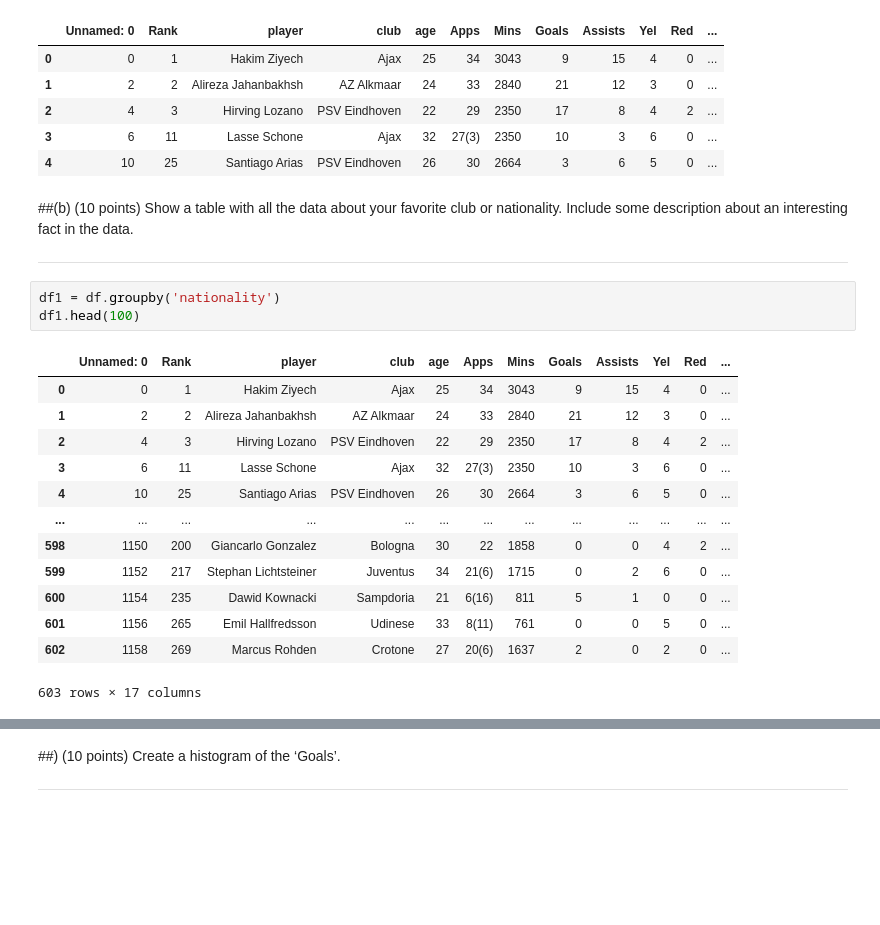
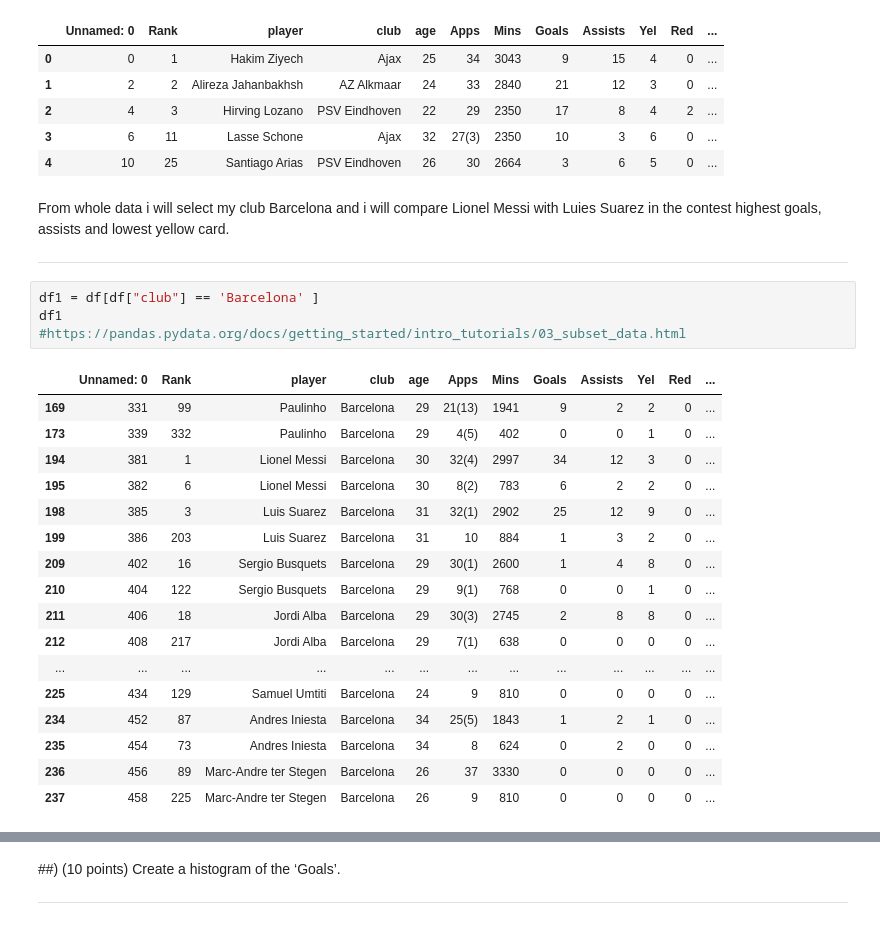
Before and after one commit to ashpou1/data-processing-4313, a Jupyter notebook: EXAM 3.ipynb, the cells around one changed output, grey strips where cells are left out. Cells and saved outputs as stored; diff of their text form; blank space fills up the shorter version.

```diff
--- a/EXAM 3.ipynb
+++ b/EXAM 3.ipynb
@@ -30,24 +30,29 @@ df.head()
 | 2 | 4 | 3 | Hirving Lozano | PSV Eindhoven | 22 | 29 | 2350 | 17 | 8 | 4 | 2 | ... |
 | 3 | 6 | 11 | Lasse Schone | Ajax | 32 | 27(3) | 2350 | 10 | 3 | 6 | 0 | ... |
 | 4 | 10 | 25 | Santiago Arias | PSV Eindhoven | 26 | 30 | 2664 | 3 | 6 | 5 | 0 | ... |
-# %% [markdown]
-##(b) (10 points) Show a table with all the data about your favorite club or nationality. Include some description about an interesting fact in the data.
-
----
-# %%
-df1 = df.groupby('nationality')
-df1.head(100)
-# %% [output]
-|  | Unnamed: 0 | Rank | player | club | age | Apps | Mins | Goals | Assists | Yel | Red | ... |
-| 0 | 0 | 1 | Hakim Ziyech | Ajax | 25 | 34 | 3043 | 9 | 15 | 4 | 0 | ... |
-| 1 | 2 | 2 | Alireza Jahanbakhsh | AZ Alkmaar | 24 | 33 | 2840 | 21 | 12 | 3 | 0 | ... |
-| 2 | 4 | 3 | Hirving Lozano | PSV Eindhoven | 22 | 29 | 2350 | 17 | 8 | 4 | 2 | ... |
-| 3 | 6 | 11 | Lasse Schone | Ajax | 32 | 27(3) | 2350 | 10 | 3 | 6 | 0 | ... |
-| 4 | 10 | 25 | Santiago Arias | PSV Eindhoven | 26 | 30 | 2664 | 3 | 6 | 5 | 0 | ... |
-| ... | ... | ... | ... | ... | ... | ... | ... | ... | ... | ... | ... | ... |
-| 598 | 1150 | 200 | Giancarlo Gonzalez | Bologna | 30 | 22 | 1858 | 0 | 0 | 4 | 2 | ... |
-| 599 | 1152 | 217 | Stephan Lichtsteiner | Juventus | 34 | 21(6) | 1715 | 0 | 2 | 6 | 0 | ... |
-| 600 | 1154 | 235 | Dawid Kownacki | Sampdoria | 21 | 6(16) | 811 | 5 | 1 | 0 | 0 | ... |
-| 601 | 1156 | 265 | Emil Hallfredsson | Udinese | 33 | 8(11) | 761 | 0 | 0 | 5 | 0 | ... |
-| 602 | 1158 | 269 | Marcus Rohden | Crotone | 27 | 20(6) | 1637 | 2 | 0 | 2 | 0 | ... |
-603 rows × 17 columns
+# %% [markdown]
+From whole data i will select my club Barcelona and i will compare Lionel Messi with Luies Suarez in the contest highest goals, assists and lowest yellow card.
+
+---
+# %%
+df1 = df[df["club"] == 'Barcelona' ]
+df1
+#https://pandas.pydata.org/docs/getting_started/intro_tutorials/03_subset_data.html
+# %% [output]
+|  | Unnamed: 0 | Rank | player | club | age | Apps | Mins | Goals | Assists | Yel | Red | ... |
+| 169 | 331 | 99 | Paulinho | Barcelona | 29 | 21(13) | 1941 | 9 | 2 | 2 | 0 | ... |
+| 173 | 339 | 332 | Paulinho | Barcelona | 29 | 4(5) | 402 | 0 | 0 | 1 | 0 | ... |
+| 194 | 381 | 1 | Lionel Messi | Barcelona | 30 | 32(4) | 2997 | 34 | 12 | 3 | 0 | ... |
+| 195 | 382 | 6 | Lionel Messi | Barcelona | 30 | 8(2) | 783 | 6 | 2 | 2 | 0 | ... |
+| 198 | 385 | 3 | Luis Suarez | Barcelona | 31 | 32(1) | 2902 | 25 | 12 | 9 | 0 | ... |
+| 199 | 386 | 203 | Luis Suarez | Barcelona | 31 | 10 | 884 | 1 | 3 | 2 | 0 | ... |
+| 209 | 402 | 16 | Sergio Busquets | Barcelona | 29 | 30(1) | 2600 | 1 | 4 | 8 | 0 | ... |
+| 210 | 404 | 122 | Sergio Busquets | Barcelona | 29 | 9(1) | 768 | 0 | 0 | 1 | 0 | ... |
+| 211 | 406 | 18 | Jordi Alba | Barcelona | 29 | 30(3) | 2745 | 2 | 8 | 8 | 0 | ... |
+| 212 | 408 | 217 | Jordi Alba | Barcelona | 29 | 7(1) | 638 | 0 | 0 | 0 | 0 | ... |
+| ... | ... | ... | ... | ... | ... | ... | ... | ... | ... | ... | ... | ... |
+| 225 | 434 | 129 | Samuel Umtiti | Barcelona | 24 | 9 | 810 | 0 | 0 | 0 | 0 | ... |
+| 234 | 452 | 87 | Andres Iniesta | Barcelona | 34 | 25(5) | 1843 | 1 | 2 | 1 | 0 | ... |
+| 235 | 454 | 73 | Andres Iniesta | Barcelona | 34 | 8 | 624 | 0 | 2 | 0 | 0 | ... |
+| 236 | 456 | 89 | Marc-Andre ter Stegen | Barcelona | 26 | 37 | 3330 | 0 | 0 | 0 | 0 | ... |
+| 237 | 458 | 225 | Marc-Andre ter Stegen | Barcelona | 26 | 9 | 810 | 0 | 0 | 0 | 0 | ... |
```
Also changed, not shown: parts of 4 cells of this notebook.
